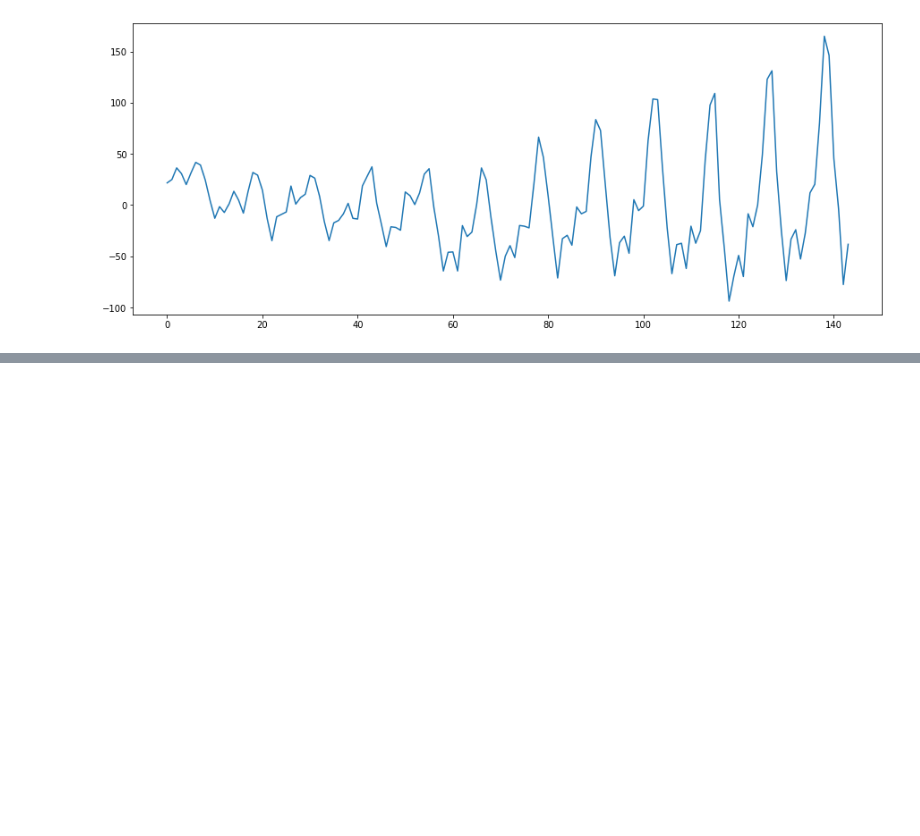
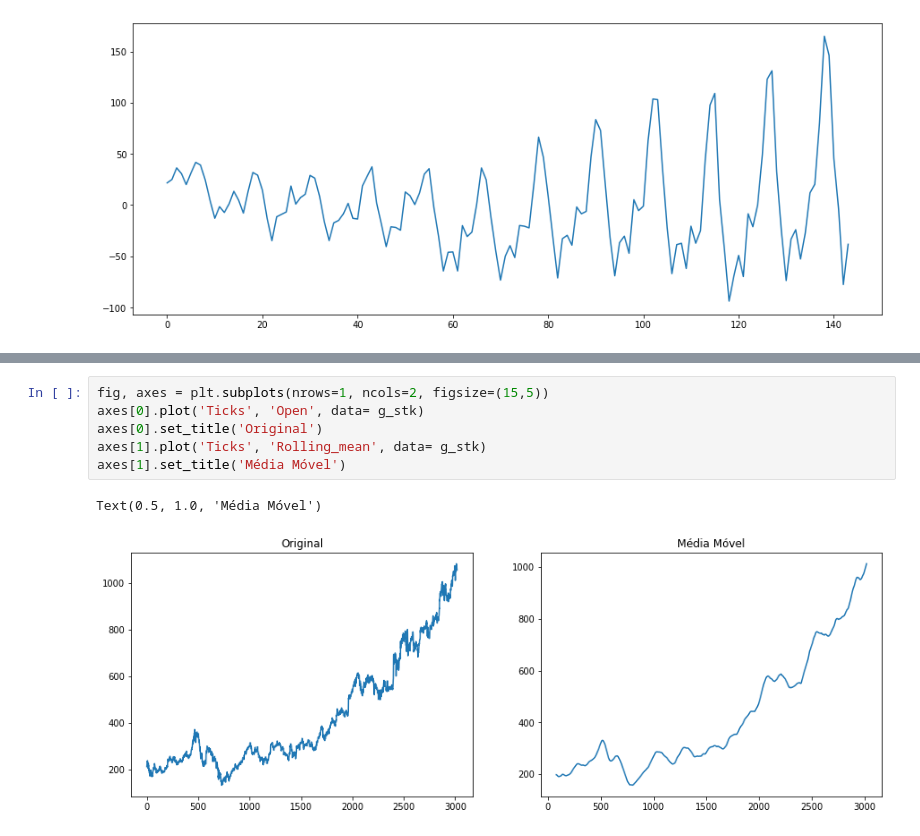
Before and after one commit to dagobertomedeiros/curso_analise_series_temporais, a Jupyter notebook: curso_ts.ipynb, the cells around one changed output, grey strips where cells are left out. Drawn from its saved outputs; the diff is of its cells as text; blank space fills up the shorter version.

Commit message:
médias móveis

```diff
--- a/curso_ts.ipynb
+++ b/curso_ts.ipynb
@@ -313,0 +400,9 @@ plt.show()
+# %%
+fig, axes = plt.subplots(nrows=1, ncols=2, figsize=(15,5))
+axes[0].plot('Ticks', 'Open', data= g_stk)
+axes[0].set_title('Original')
+axes[1].plot('Ticks', 'Rolling_mean', data= g_stk)
+axes[1].set_title('Média Móvel')
+# %% [output]
+Text(0.5, 1.0, 'Média Móvel')
+[figure, added]
```
Also changed, not shown: parts of 13 cells of this notebook.
